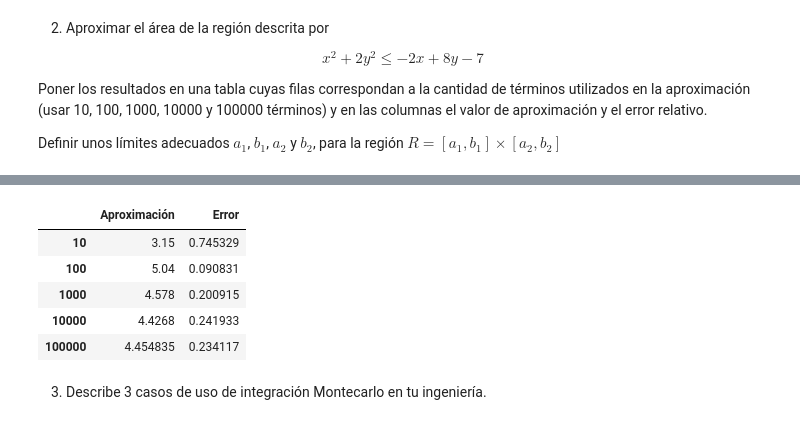
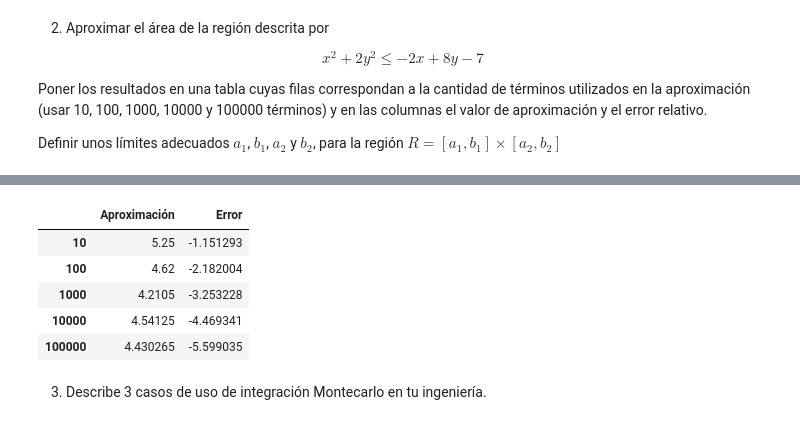
Before and after one commit to NancyWoolrich/SIMULACI-N-MATEM-TICA, a Jupyter notebook: T05 - Integración montecarlo.ipynb, the cells around one changed output, grey strips where cells are left out. Drawn from its saved outputs; the diff is of its cells as text; code cells hidden in the pictures.

```diff
--- a/T05 - Integración montecarlo.ipynb
+++ b/T05 - Integración montecarlo.ipynb
@@ -83,20 +83,27 @@ def montecarlo2(region, ax, bx, ay, by, N):
 # %%
 import pandas as pd
 
 N=[10, 100, 1000, 10000, 100000]
 
+
+
 tabla2=pd.DataFrame(columns=["Aproximación", "Error"], index=N)
 for n in N:
-    tabla2.loc[n,"Aproximación"]= montecarlo2(region, -2.75, 0.75, 0.5, 3.5, n)
-    tabla2.loc[n,"Error"]= np.abs(1.75*np.pi- tabla2.loc[n,"Aproximación"])/tabla2.loc[n,"Aproximación"]
+    AD = montecarlo2(region, ax, bx, ay, by, n)
+    AR = (bx - ax)*(by - ay)
+    Crel = np.sqrt( (1 - AD/AR) / (AD/AR) )
+    e_rel = np.log(Crel) - np.log(n)/2
+
+    tabla2.loc[n,"Aproximación"] = AD
+    tabla2.loc[n,"Error"]= e_rel
 tabla2
 # %% [output]
 |  | Aproximación | Error |
-| 10 | 3.15 | 0.745329 |
-| 100 | 5.04 | 0.090831 |
-| 1000 | 4.578 | 0.200915 |
-| 10000 | 4.4268 | 0.241933 |
-| 100000 | 4.454835 | 0.234117 |
+| 10 | 5.25 | -1.151293 |
+| 100 | 4.62 | -2.182004 |
+| 1000 | 4.2105 | -3.253228 |
+| 10000 | 4.54125 | -4.469341 |
+| 100000 | 4.430265 | -5.599035 |
 # %% [markdown]
 3. Describe 3 casos de uso de integración Montecarlo en tu ingeniería.
 # %% [markdown]
```
Also changed, not shown: parts of 1 cell of this notebook.
